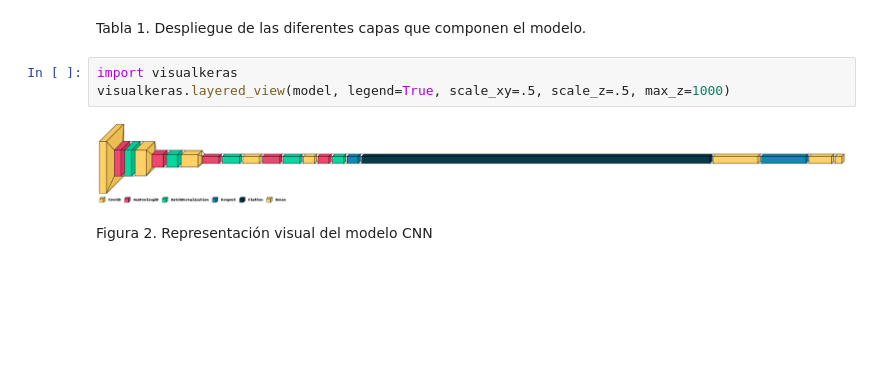
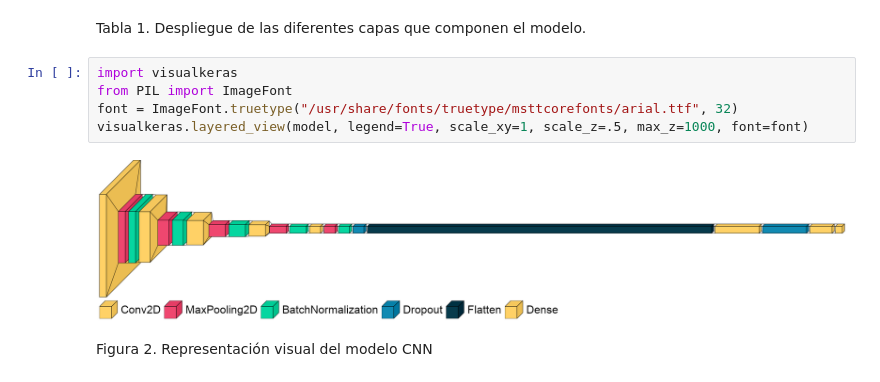
Before and after one commit to gbetanzos/objetos_ia, a Jupyter notebook: code/HAIA - Clasificador de Objetos.ipynb, the cells around one changed output. Cells and saved outputs as stored; diff of their text form; blank space fills up the shorter version.

Commit message:
Updated fonts to the diagram for visualkeras, index added

```diff
--- a/code/HAIA - Clasificador de Objetos.ipynb
+++ b/code/HAIA - Clasificador de Objetos.ipynb
@@ -201,9 +213,11 @@ _________________________________________________________________
 Tabla 1. Despliegue de las diferentes capas que componen el modelo.
 # %%
 import visualkeras
-visualkeras.layered_view(model, legend=True, scale_xy=.5, scale_z=.5, max_z=1000)
+from PIL import ImageFont
+font = ImageFont.truetype("/usr/share/fonts/truetype/msttcorefonts/arial.ttf", 32)
+visualkeras.layered_view(model, legend=True, scale_xy=1, scale_z=.5, max_z=1000, font=font)
 # %% [output]
-[figure, old version]
+[figure, new version]
 # %% [markdown]
 Figura 2. Representación visual del modelo CNN
 # %%
```
Also changed, not shown: parts of 18 cells of this notebook, 1 other file.
